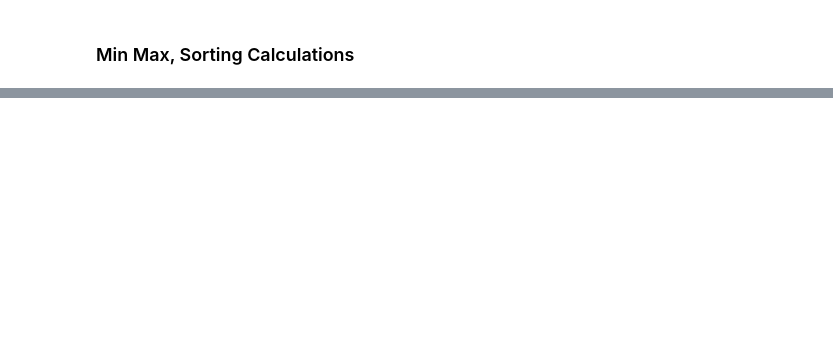
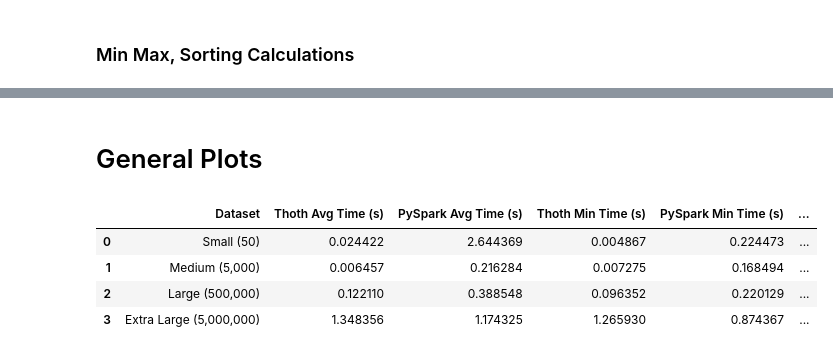
Before and after one commit to AhmedMousa-ag/thoth, a Jupyter notebook: benchmark.ipynb, the cells around one changed output, grey strips where cells are left out. Saved outputs shown, nothing was run; the diff lists cells and outputs as text; code cells hidden in the pictures; blank space fills up the shorter version.

```diff
--- a/benchmark.ipynb
+++ b/benchmark.ipynb
@@ -568,0 +688,14 @@ plt.show()
+# %% [markdown]
+# General Plots
+# %%
+
+two_machines_df = pd.read_csv(os.path.join(OUTPUT_DIR, "thoth_vs_pyspark_benchmark_two_machines.csv"))
+three_machines_df = pd.read_csv(os.path.join(OUTPUT_DIR, "thoth_vs_pyspark_benchmark_three_machines.csv"))
+# %%
+two_machines_df.head()
+# %% [output]
+|  | Dataset | Thoth Avg Time (s) | PySpark Avg Time (s) | Thoth Min Time (s) | PySpark Min Time (s) | ... |
+| 0 | Small (50) | 0.024422 | 2.644369 | 0.004867 | 0.224473 | ... |
+| 1 | Medium (5,000) | 0.006457 | 0.216284 | 0.007275 | 0.168494 | ... |
+| 2 | Large (500,000) | 0.122110 | 0.388548 | 0.096352 | 0.220129 | ... |
+| 3 | Extra Large (5,000,000) | 1.348356 | 1.174325 | 1.265930 | 0.874367 | ... |
```
Also changed, not shown: parts of 39 cells of this notebook, 26 other files.
